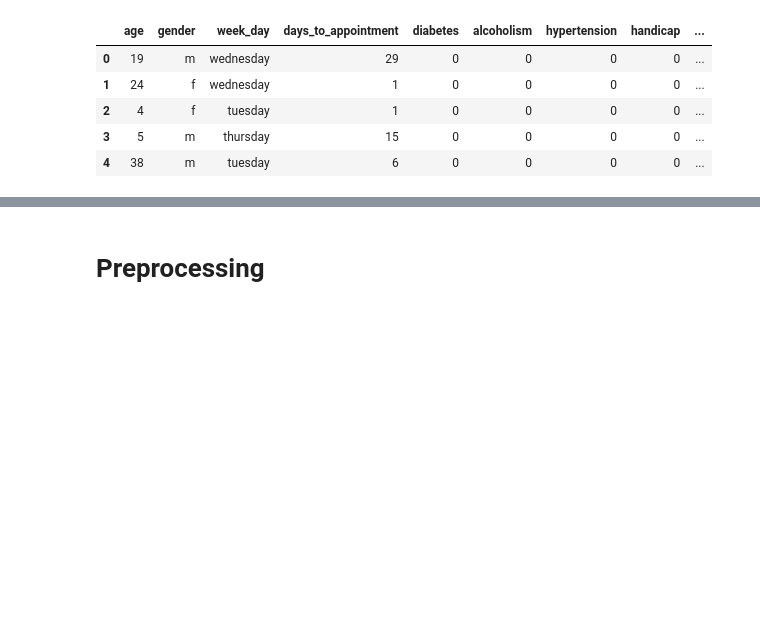
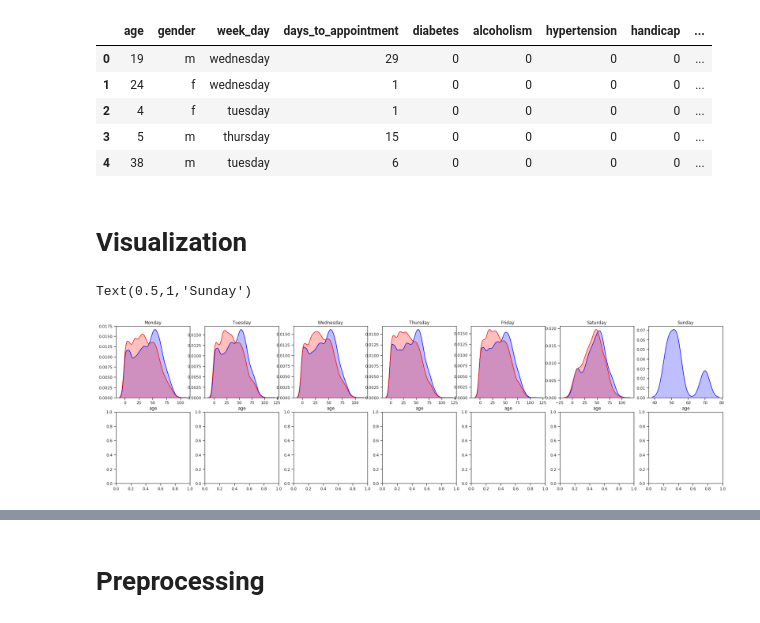
Before and after one commit to edvalente/mlnd-capstone-project, a Jupyter notebook: notebooks/capstone-scrapbook.ipynb, the cells around one changed output, grey strips where cells are left out. Cells and saved outputs as stored; diff of their text form; code cells hidden in the pictures; blank space fills up the shorter version.

Commit message:
Plays with visualization

```diff
--- a/notebooks/capstone-scrapbook.ipynb
+++ b/notebooks/capstone-scrapbook.ipynb
@@ -57,3 +58,38 @@ vit.head()
 | 2 | 4 | f | tuesday | 1 | 0 | 0 | 0 | 0 | ... |
 | 3 | 5 | m | thursday | 15 | 0 | 0 | 0 | 0 | ... |
 | 4 | 38 | m | tuesday | 6 | 0 | 0 | 0 | 0 | ... |
+# %% [markdown]
+# Visualization
+# %%
+fig, ax = plt.subplots(2, 7, figsize=(30, 8))
+
+sns.distplot(vit.loc[vit.show_up == 1].loc[vit.week_day == 'monday'].age, color='blue', hist=False, kde_kws={'shade':True}, ax=ax[0,0])
+sns.distplot(vit.loc[vit.show_up == 0].loc[vit.week_day == 'monday'].age, color='red', hist=False, kde_kws={'shade':True}, ax=ax[0,0])
+ax[0,0].set_title('Monday')
+
+sns.distplot(vit.loc[vit.show_up == 1].loc[vit.week_day == 'tuesday'].age, color='blue', hist=False, kde_kws={'shade':True}, ax=ax[0,1])
+sns.distplot(vit.loc[vit.show_up == 0].loc[vit.week_day == 'tuesday'].age, color='red', hist=False, kde_kws={'shade':True}, ax=ax[0,1])
+ax[0,1].set_title('Tuesday')
+
+sns.distplot(vit.loc[vit.show_up == 1].loc[vit.week_day == 'wednesday'].age, color='blue', hist=False, kde_kws={'shade':True}, ax=ax[0,2])
+sns.distplot(vit.loc[vit.show_up == 0].loc[vit.week_day == 'wednesday'].age, color='red', hist=False, kde_kws={'shade':True}, ax=ax[0,2])
+ax[0,2].set_title('Wednesday')
+
+sns.distplot(vit.loc[vit.show_up == 1].loc[vit.week_day == 'thursday'].age, color='blue', hist=False, kde_kws={'shade':True}, ax=ax[0,3])
+sns.distplot(vit.loc[vit.show_up == 0].loc[vit.week_day == 'thursday'].age, color='red', hist=False, kde_kws={'shade':True}, ax=ax[0,3])
+ax[0,3].set_title('Thursday')
+
+sns.distplot(vit.loc[vit.show_up == 1].loc[vit.week_day == 'friday'].age, color='blue', hist=False, kde_kws={'shade':True}, ax=ax[0,4])
+sns.distplot(vit.loc[vit.show_up == 0].loc[vit.week_day == 'friday'].age, color='red', hist=False, kde_kws={'shade':True}, ax=ax[0,4])
+ax[0,4].set_title('Friday')
+
+sns.distplot(vit.loc[vit.show_up == 1].loc[vit.week_day == 'saturday'].age, color='blue', hist=False, kde_kws={'shade':True}, ax=ax[0,5])
+sns.distplot(vit.loc[vit.show_up == 0].loc[vit.week_day == 'saturday'].age, color='red', hist=False, kde_kws={'shade':True}, ax=ax[0,5])
+ax[0,5].set_title('Saturday')
+
+sns.distplot(vit.loc[vit.show_up == 1].loc[vit.week_day == 'sunday'].age, color='blue', hist=False, kde_kws={'shade':True}, ax=ax[0,6])
+sns.distplot(vit.loc[vit.show_up == 0].loc[vit.week_day == 'sunday'].age, color='red', hist=False, kde_kws={'shade':True}, ax=ax[0,6])
+ax[0,6].set_title('Sunday')
+# %% [output]
+Text(0.5,1,'Sunday')
+[figure, added]
```
Also changed, not shown: parts of 5 cells of this notebook.
